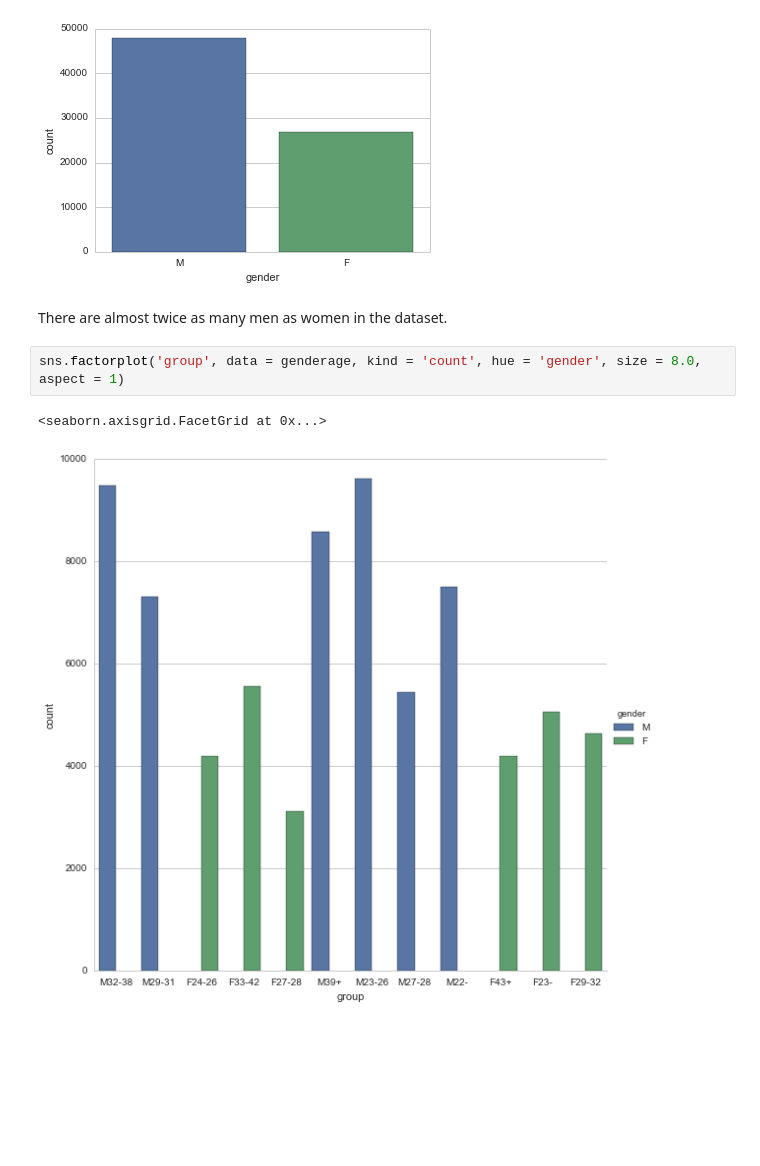
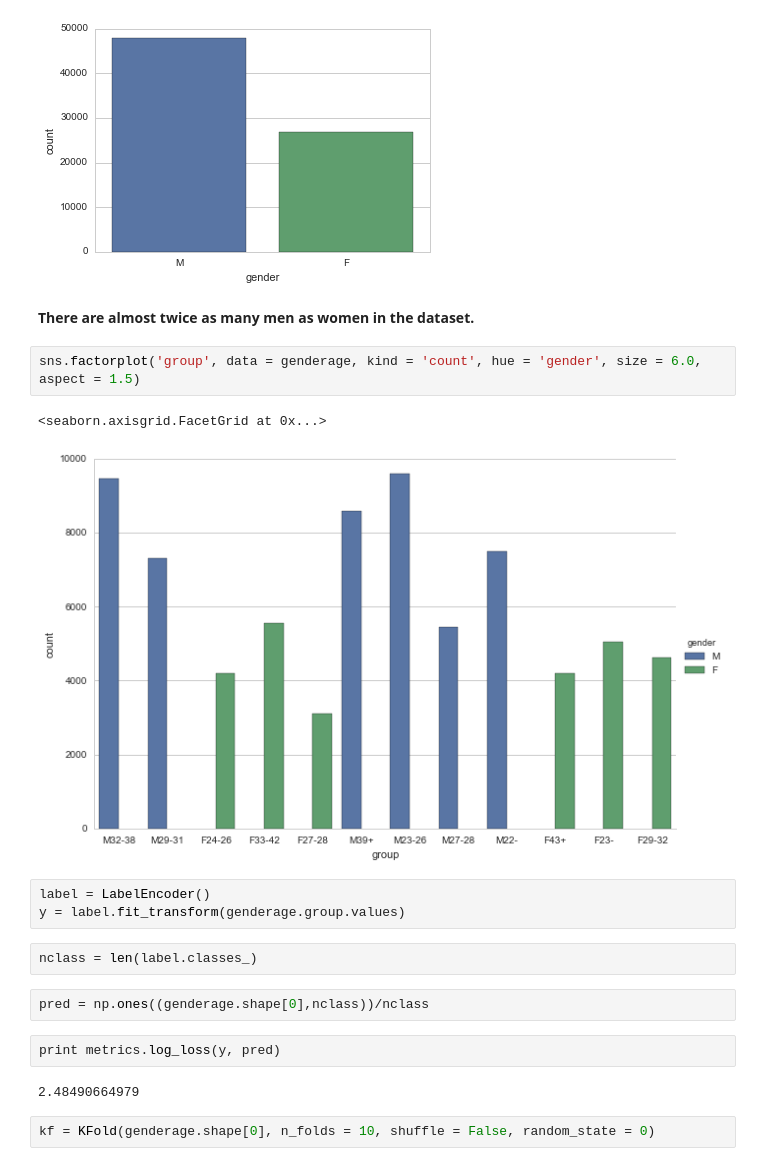
Before and after one commit to yanfei-wu/TalkingData, a Jupyter notebook: Gender_Age_Train Dataset.ipynb, the cells around one changed output. Cells and saved outputs as stored; diff of their text form; blank space fills up the shorter version.

```diff
--- a/Gender_Age_Train Dataset.ipynb
+++ b/Gender_Age_Train Dataset.ipynb
@@ -80,9 +87,22 @@ sns.countplot(genderage.gender)
 <matplotlib.axes._subplots.AxesSubplot at 0x...>
 [figure]
 # %% [markdown]
-There are almost twice as many men as women in the dataset.
+**There are almost twice as many men as women in the dataset.**
 # %%
-sns.factorplot('group', data = genderage, kind = 'count', hue = 'gender', size = 8.0, aspect = 1)
+sns.factorplot('group', data = genderage, kind = 'count', hue = 'gender', size = 6.0, aspect = 1.5)
 # %% [output]
 <seaborn.axisgrid.FacetGrid at 0x...>
-[figure, old version]
+[figure, new version]
+# %%
+label = LabelEncoder()
+y = label.fit_transform(genderage.group.values)
+# %%
+nclass = len(label.classes_)
+# %%
+pred = np.ones((genderage.shape[0],nclass))/nclass
+# %%
+print metrics.log_loss(y, pred)
+# %% [output]
+2.48490664979
+# %%
+kf = KFold(genderage.shape[0], n_folds = 10, shuffle = False, random_state = 0)
```
Also changed, not shown: parts of 7 cells of this notebook.
